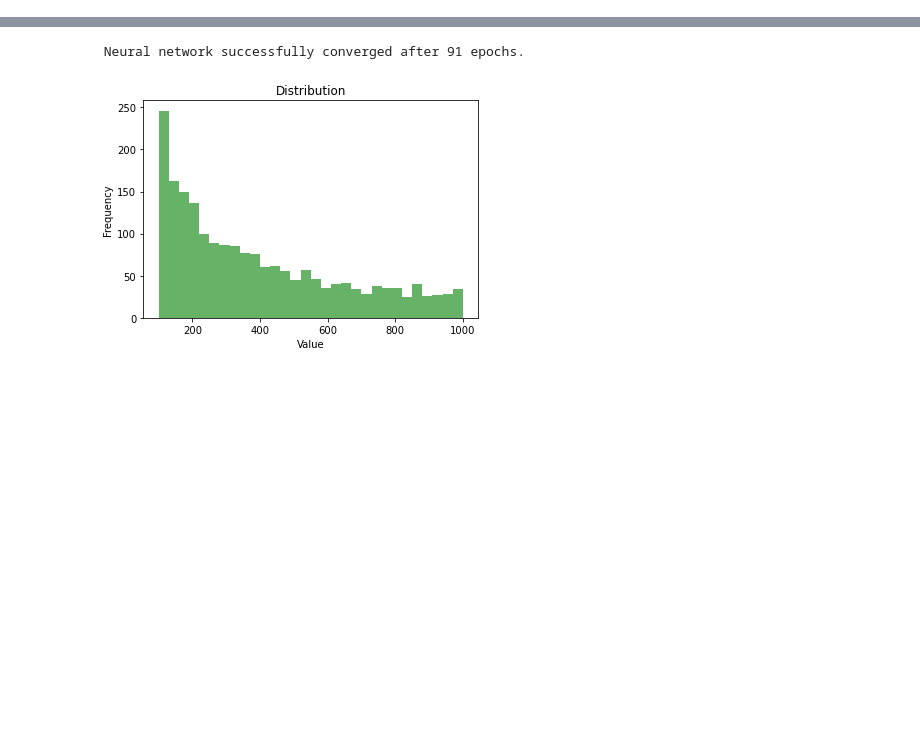
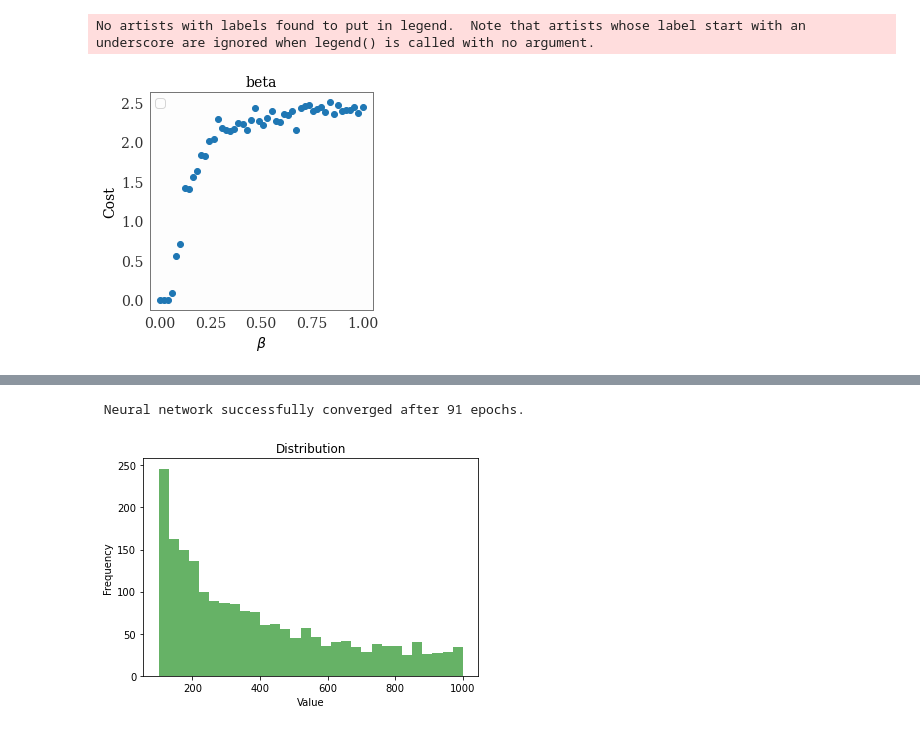
Before and after one commit to huangdaolang/cost-aware-sbi, a Jupyter notebook: cost-aware-npe.ipynb, the cells around one changed output, grey strips where cells are left out. Saved outputs shown, nothing was run; the diff lists cells and outputs as text; code cells hidden in the pictures; blank space fills up the shorter version.

```diff
--- a/cost-aware-npe.ipynb
+++ b/cost-aware-npe.ipynb
@@ -13,0 +66,20 @@ The autoreload extension is already loaded. To reload it, use:
+# %%
+N = 50
+n_rep = 100
+
+beta = torch.linspace(0.001, 1, N)
+beta_fixed = 1
+
+gamma = torch.linspace(0.1, 1, N)
+gamma_fixed = 0.05
+# %%
+times_vs_beta = torch.zeros(N)
+for i in range(N):
+    print("progress: ", i)
+    st = time.time()
+    for _ in range(n_rep):
+        result = temporal_sir.simSIR(beta[i], gamma_fixed, device=torch.device('cpu'))
+    et = time.time()
+    times_vs_beta[i] = (et - st) / n_rep
+
+print(times_vs_beta)
@@ -13,0 +104,19 @@ The autoreload extension is already loaded. To reload it, use:
+# %%
+# Cost function
+w = (times_vs_beta[N-1] - times_vs_beta[0]) / (beta[N-1] - beta[0])
+b = -w * beta[0] + times_vs_beta[0]
+
+# Plotting figure
+plt.figure(figsize=(4, 4))
+# plt.scatter(theta[0:N, 0], elapsed_time / elapsed_time.max())
+plt.scatter(beta, times_vs_beta)
+# plt.plot(beta, cost_linear(beta, w, b), color = "C1", label = "$c(\\theta)$")
+plt.title("beta")
+plt.xlabel("$\\beta$")
+plt.ylabel("Cost")
+plt.legend()
+plt.savefig("beta_vs_cost.png")
+plt.show()
+# %% [output]
+No artists with labels found to put in legend.  Note that artists whose label start with an underscore are ignored when legend() is called with no argument.
+[figure, added]
```
Also changed, not shown: parts of 32 cells of this notebook, 3 other files.
